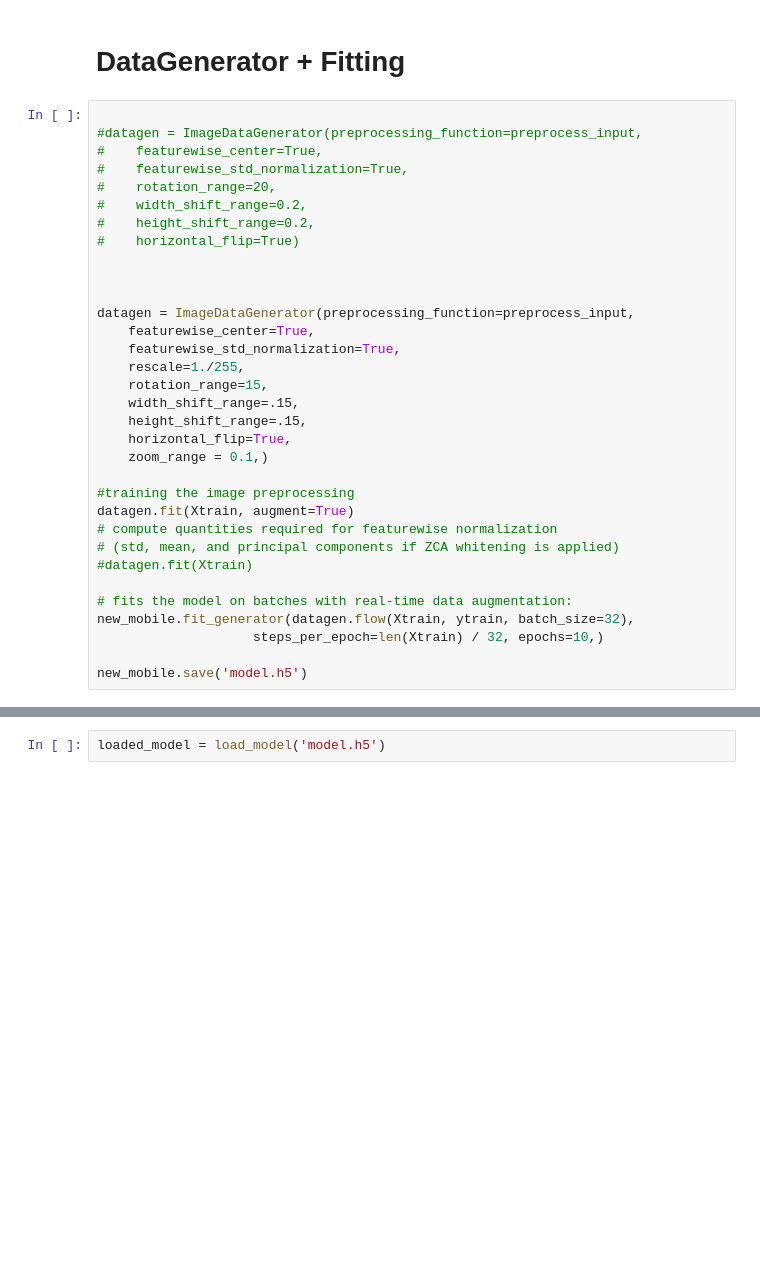
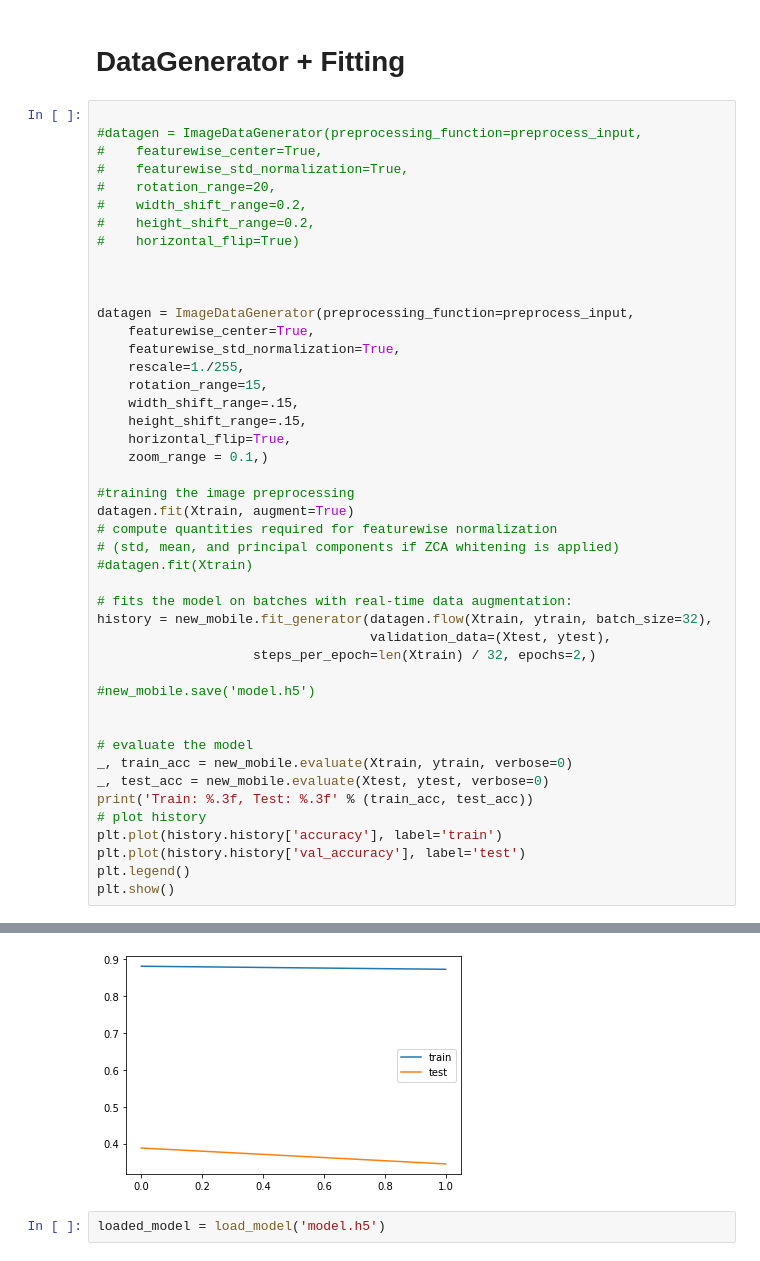
Before and after one commit to juliusschulz/plant_pathology, a Jupyter notebook: Untitled.ipynb, the cells around one changed output, grey strips where cells are left out. Cells and saved outputs as stored; diff of their text form; blank space fills up the shorter version.

Commit message:
add model evaluation

```diff
--- a/Untitled.ipynb
+++ b/Untitled.ipynb
@@ -94,8 +94,20 @@ datagen.fit(Xtrain, augment=True)
 #datagen.fit(Xtrain)
 
 # fits the model on batches with real-time data augmentation:
-new_mobile.fit_generator(datagen.flow(Xtrain, ytrain, batch_size=32),
-                    steps_per_epoch=len(Xtrain) / 32, epochs=10,)
+history = new_mobile.fit_generator(datagen.flow(Xtrain, ytrain, batch_size=32),
+                                   validation_data=(Xtest, ytest),
+                    steps_per_epoch=len(Xtrain) / 32, epochs=2,)
 
-new_mobile.save('model.h5')
+#new_mobile.save('model.h5')
+
+
+# evaluate the model
+_, train_acc = new_mobile.evaluate(Xtrain, ytrain, verbose=0)
+_, test_acc = new_mobile.evaluate(Xtest, ytest, verbose=0)
+print('Train: %.3f, Test: %.3f' % (train_acc, test_acc))
+# plot history
+plt.plot(history.history['accuracy'], label='train')
+plt.plot(history.history['val_accuracy'], label='test')
+plt.legend()
+plt.show()
 # %% [output]
@@ -122,2 +119,3 @@ Epoch 10/10
+[figure, added]
 # %%
 loaded_model = load_model('model.h5')
```
Also changed, not shown: parts of 4 cells of this notebook.
